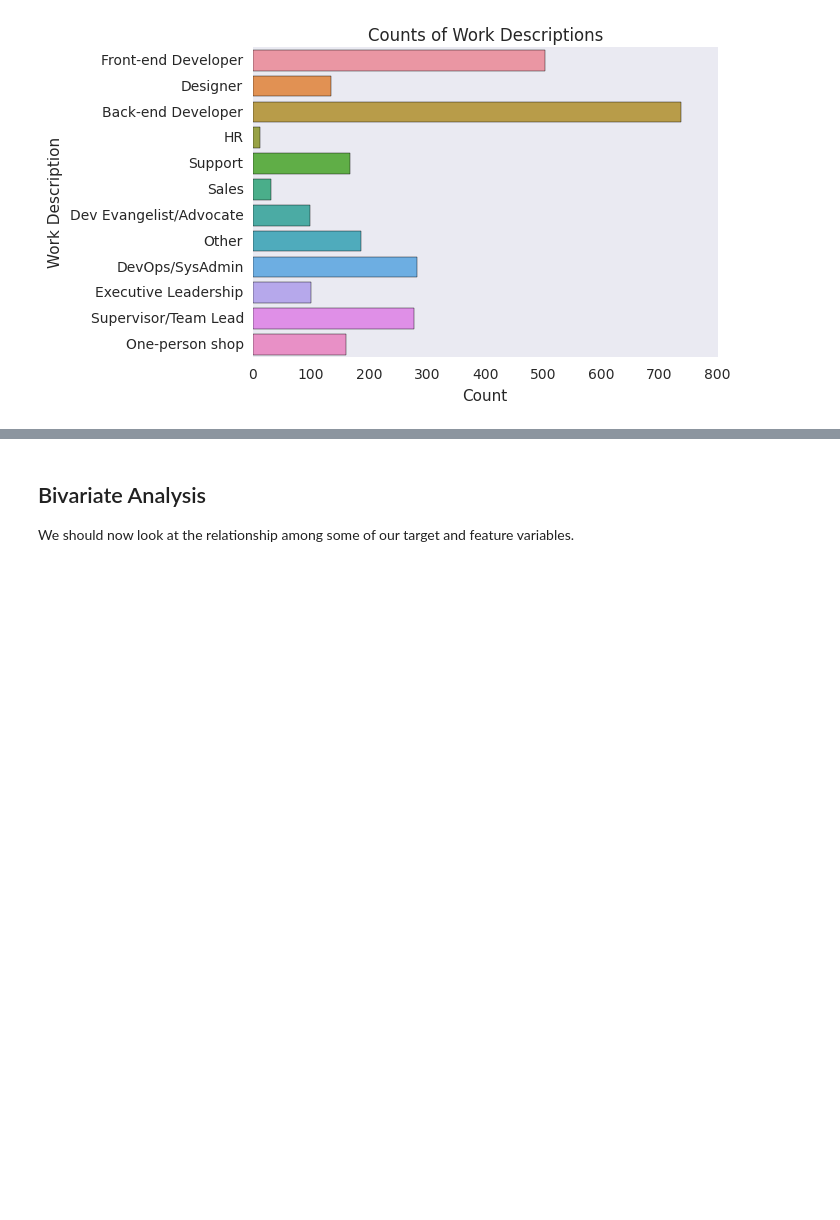
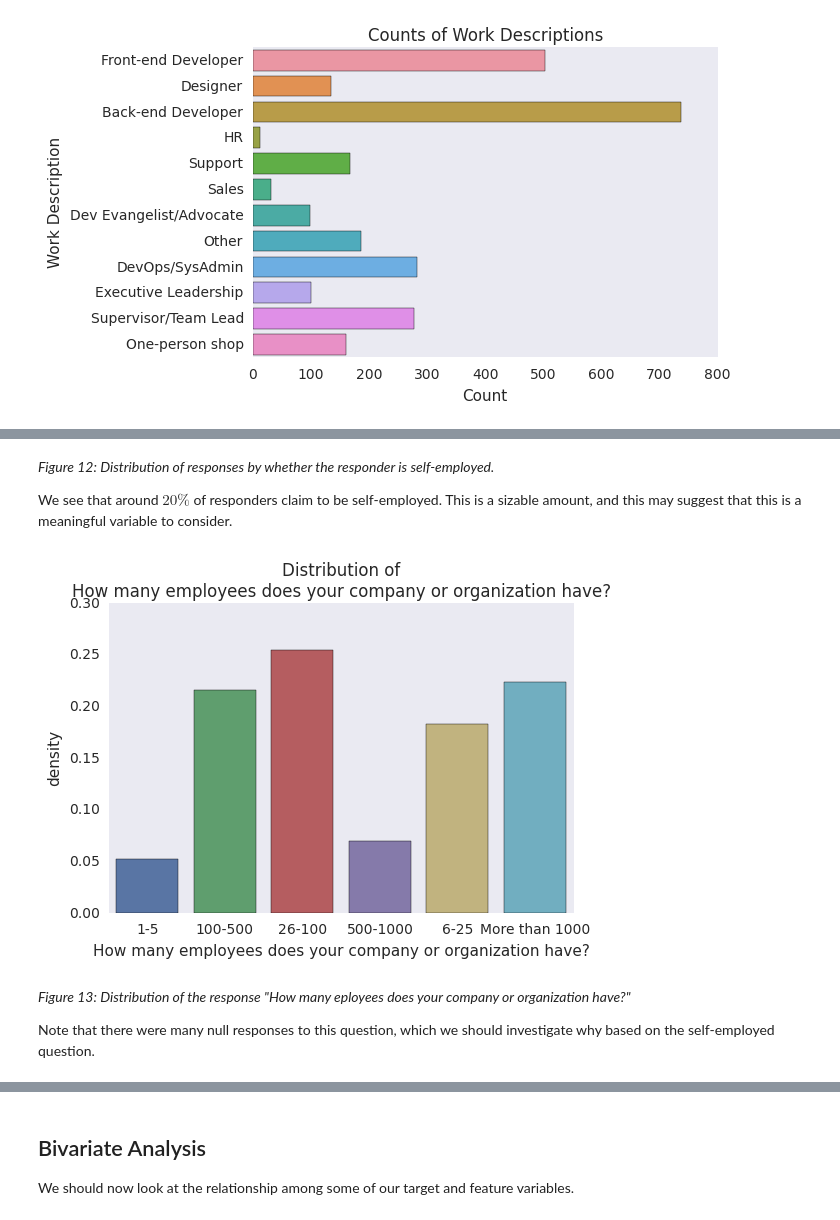
Before and after one commit to PLBMR/mentalHealthDataAnalysis, a Jupyter notebook: osmiMentalHealthInTech/analysis/exploratoryDataAnalysis.ipynb, the cells around one changed output, grey strips where cells are left out. Drawn from its saved outputs; the diff is of its cells as text; code cells hidden in the pictures; blank space fills up the shorter version.

```diff
--- a/osmiMentalHealthInTech/analysis/exploratoryDataAnalysis.ipynb
+++ b/osmiMentalHealthInTech/analysis/exploratoryDataAnalysis.ipynb
@@ -391,3 +404,16 @@ We see that around half of the individuals in this survey identify themselves as
+# %% [markdown]
+_Figure 12: Distribution of responses by whether the responder is self-employed._
+
+We see that around $20\%$ of responders claim to be self-employed. This is a sizable amount, and this may suggest that this is a meaningful variable to consider.
+# %%
+buildBarplot("How many employees does your company or organization have?",
+             responseFrame)
+# %% [output]
+[figure, added]
+# %% [markdown]
+_Figure 13: Distribution of the response "How many eployees does your company or organization have?"_
+
+Note that there were many null responses to this question, which we should investigate why based on the self-employed question.
 # %% [markdown]
 <a id="bivariateAnalysis" />
 # %% [markdown]
```
Also changed, not shown: parts of 8 cells of this notebook.
